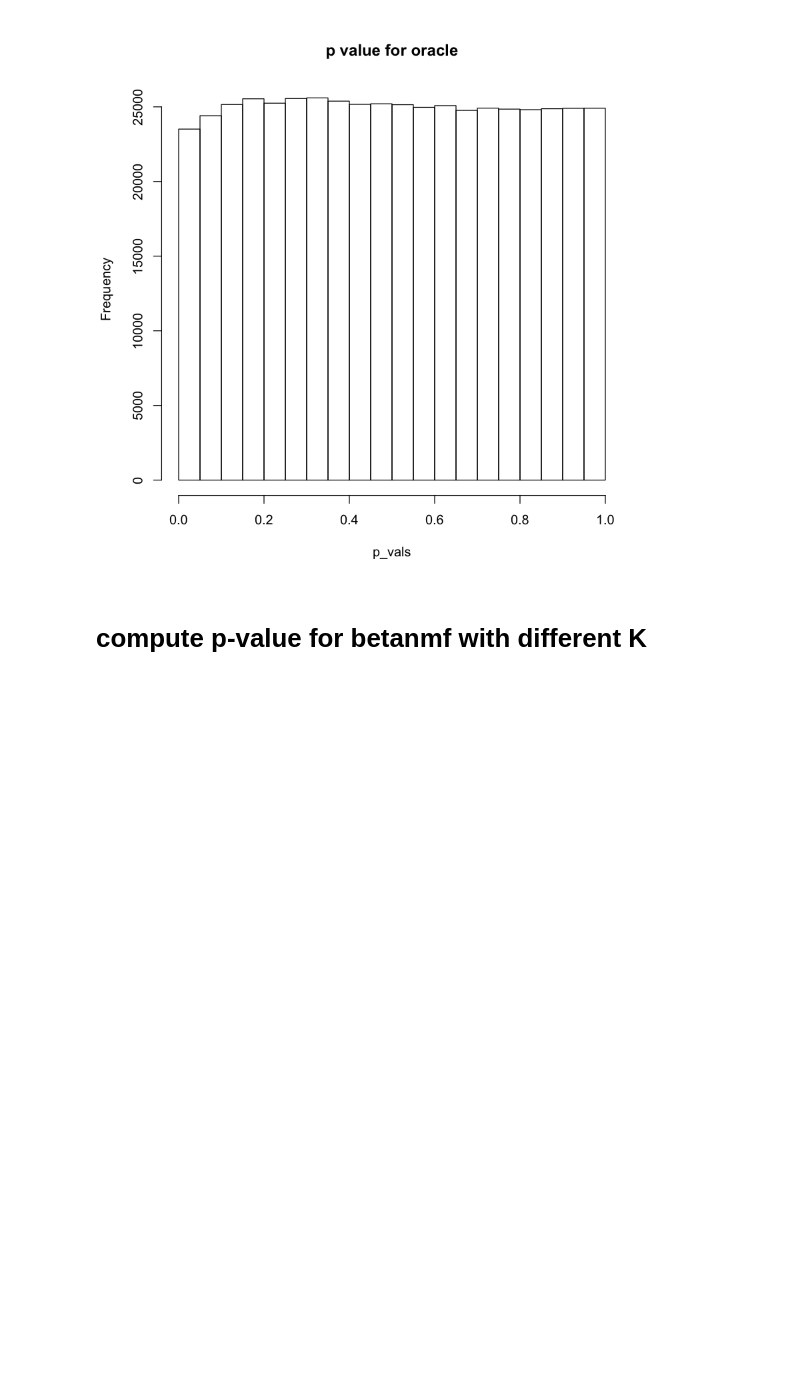
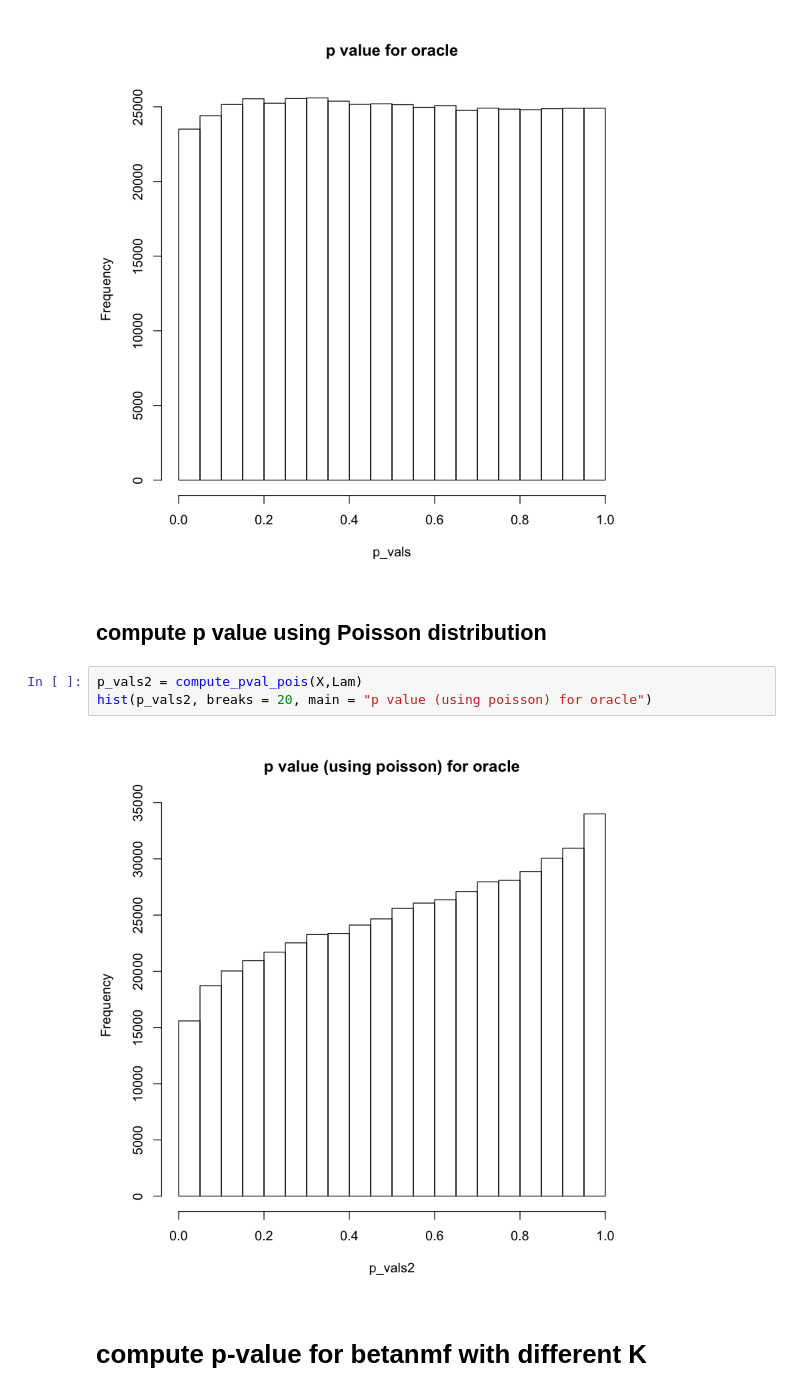
Before and after one commit to zihao12/lowrank-nmf, a Jupyter notebook: analysis/Investigate_pvalue_betanmf.ipynb, the cells around one changed output. Drawn from its saved outputs; the diff is of its cells as text; blank space fills up the shorter version.

```diff
--- a/analysis/Investigate_pvalue_betanmf.ipynb
+++ b/analysis/Investigate_pvalue_betanmf.ipynb
@@ -43,6 +57,13 @@ hist(p_vals, breaks = 20, main = "p value for oracle")
 # %% [output]
 [figure]
 [figure]
+# %% [markdown]
+## compute p value using Poisson distribution
+# %%
+p_vals2 = compute_pval_pois(X,Lam)
+hist(p_vals2, breaks = 20, main = "p value (using poisson) for oracle")
+# %% [output]
+[figure, added]
 # %% [markdown]
 # compute p-value for betanmf with different K
 # %%
```
Also changed, not shown: parts of 5 cells of this notebook, 5 other files.
